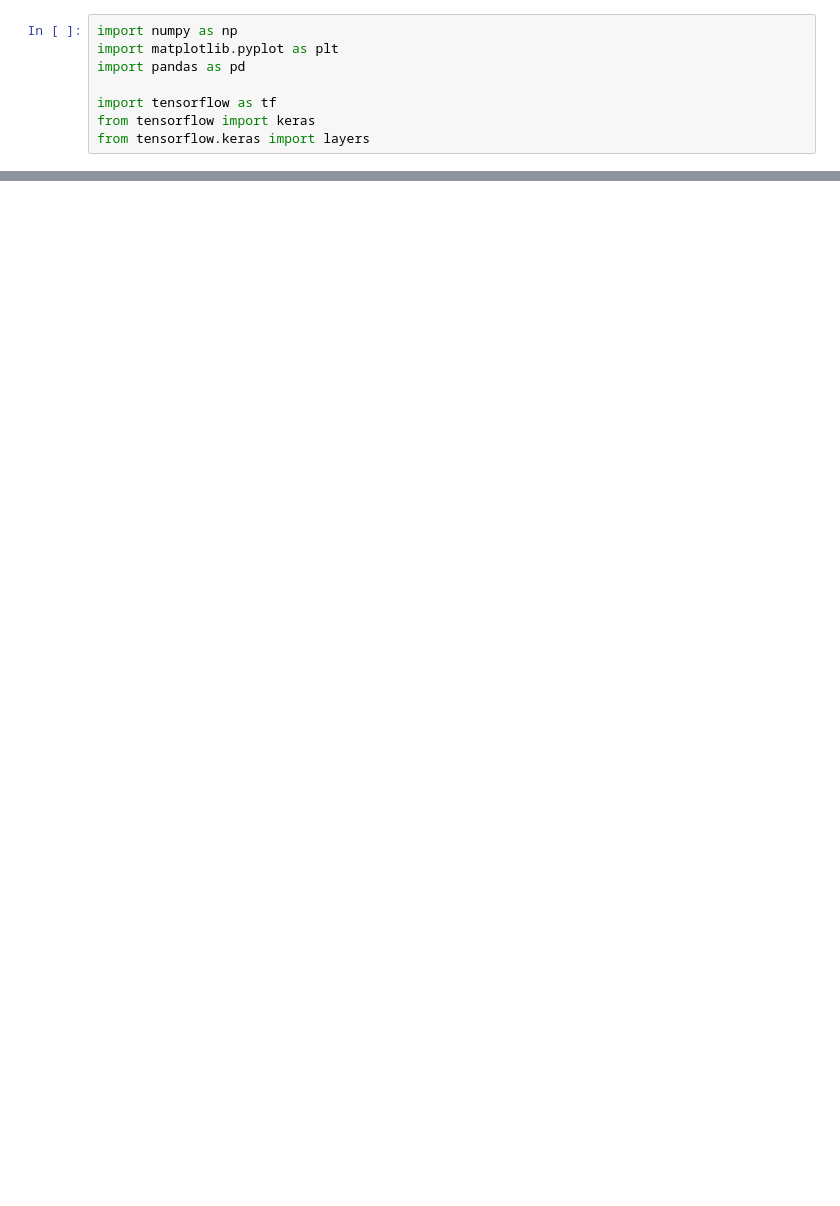
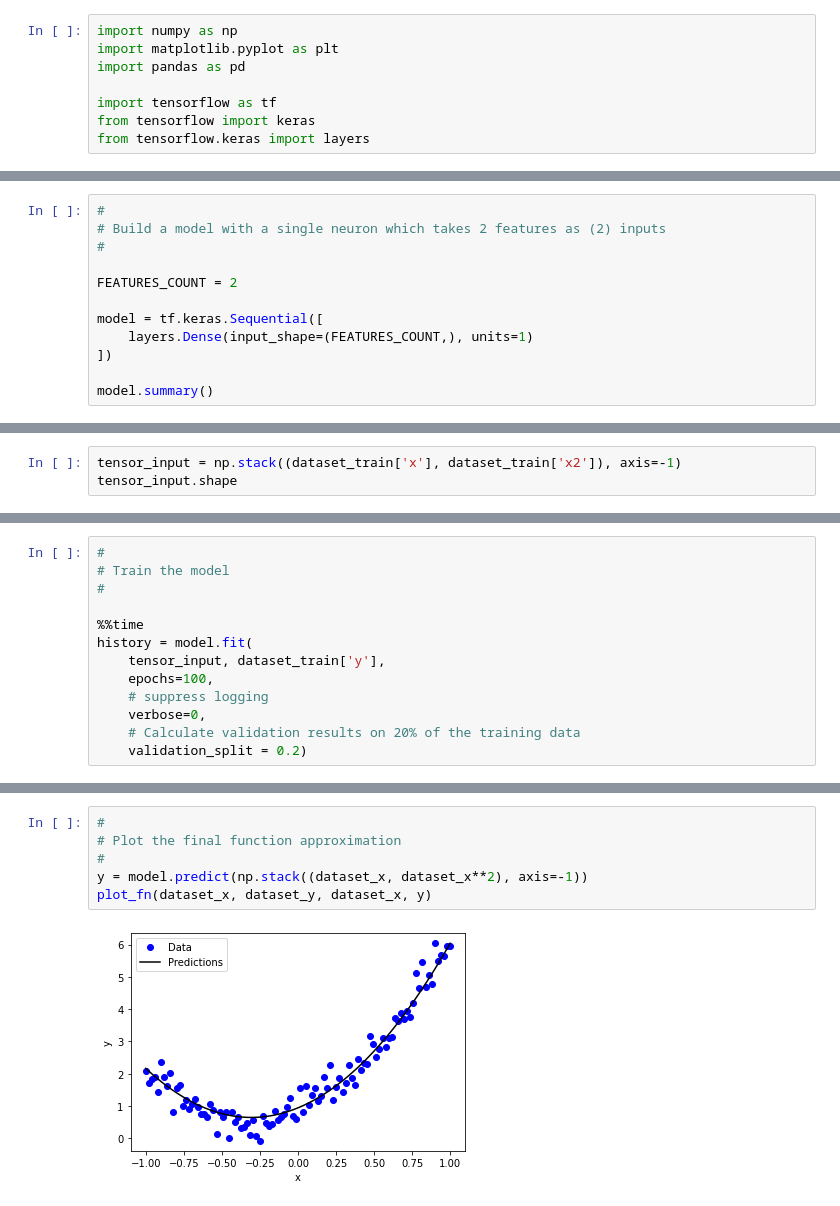
Before and after one commit to BojanKomazec/tensorflow-demo-notebooks, a Jupyter notebook: Polynomial_linear_regression_with_single_neuron.ipynb, the cells around one changed output, grey strips where cells are left out. Cells and saved outputs as stored; diff of their text form; blank space fills up the shorter version.

```diff
--- a/Polynomial_linear_regression_with_single_neuron.ipynb
+++ b/Polynomial_linear_regression_with_single_neuron.ipynb
@@ -224,0 +167,12 @@ plot_fn(x,y)
+# %%
+#
+# Build a model with a single neuron which takes 2 features as (2) inputs
+#
+
+FEATURES_COUNT = 2
+
+model = tf.keras.Sequential([
+    layers.Dense(input_shape=(FEATURES_COUNT,), units=1)
+])
+
+model.summary()
@@ -224,0 +211,3 @@ plot_fn(x,y)
+# %%
+tensor_input = np.stack((dataset_train['x'], dataset_train['x2']), axis=-1)
+tensor_input.shape
@@ -224,0 +216,13 @@ plot_fn(x,y)
+# %%
+#
+# Train the model
+#
+
+%%time
+history = model.fit(
+    tensor_input, dataset_train['y'],
+    epochs=100,
+    # suppress logging
+    verbose=0,
+    # Calculate validation results on 20% of the training data
+    validation_split = 0.2)
@@ -224,0 +232,8 @@ plot_fn(x,y)
+# %%
+#
+# Plot the final function approximation
+#
+y = model.predict(np.stack((dataset_x, dataset_x**2), axis=-1))
+plot_fn(dataset_x, dataset_y, dataset_x, y)
+# %% [output]
+[figure, added]
```
Also changed, not shown: parts of 42 cells of this notebook.
